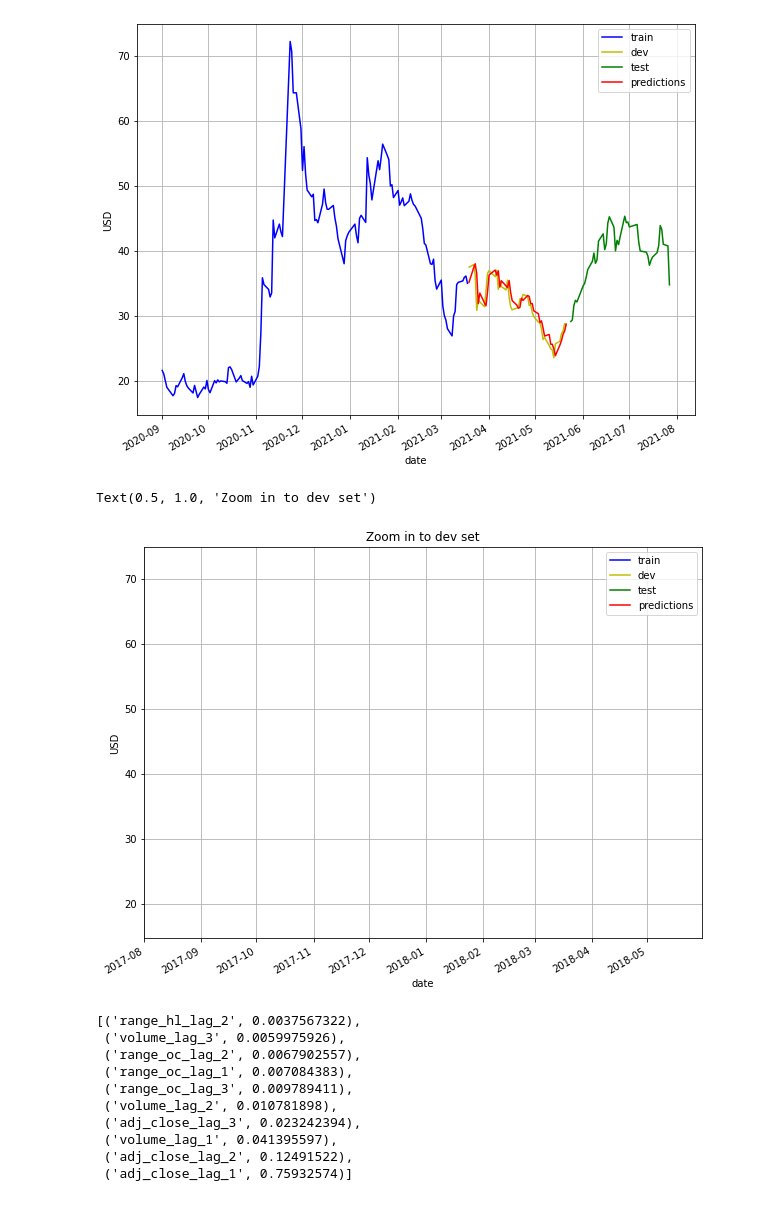
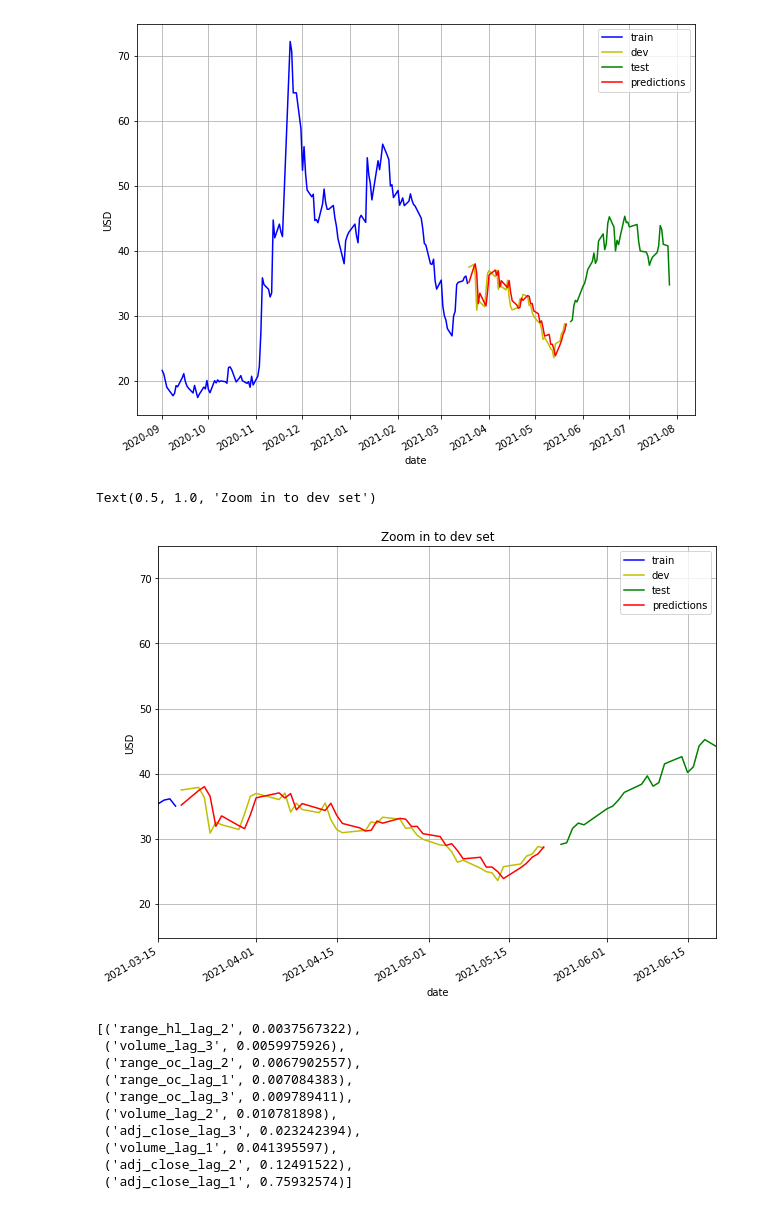
Before and after one commit to nguyenminhthong2020/machine-learning, a Jupyter notebook: template/stock-predicthcmus/model/XGBoost.ipynb, the cells around one changed output. Saved outputs shown, nothing was run; the diff lists cells and outputs as text; code cells hidden in the pictures.

```diff
--- a/template/stock-predicthcmus/model/XGBoost.ipynb
+++ b/template/stock-predicthcmus/model/XGBoost.ipynb
@@ -687,20 +672,21 @@ ax.set_ylabel("USD")
 Text(0, 0.5, 'USD')
 [figure]
 # %%
+# ZOOM
 # Plot adjusted close over time, for dev set only
 rcParams['figure.figsize'] = 10, 8 # width 10, height 8
 ax = train.plot(x='date', y='adj_close', style='b-', grid=True)
 ax = cv.plot(x='date', y='adj_close', style='y-', grid=True, ax=ax)
 ax = test.plot(x='date', y='adj_close', style='g-', grid=True, ax=ax)
 ax = est_df.plot(x='date', y='est', style='r-', grid=True, ax=ax)
 ax.legend(['train', 'dev', 'test', 'predictions'])
 ax.set_xlabel("date")
 ax.set_ylabel("USD")
-ax.set_xlim([date(2020, 9, 1), date(2021, 8, 31)])
+ax.set_xlim([date(2021, 3, 15), date(2021, 5, 20)])
 ax.set_title("Zoom in to dev set")
 # %% [output]
 Text(0.5, 1.0, 'Zoom in to dev set')
-[figure, old version]
+[figure, new version]
 # %%
 
 # View a list of the features and their importance scores
```
Also changed, not shown: parts of 15 cells of this notebook, 1 other file.
